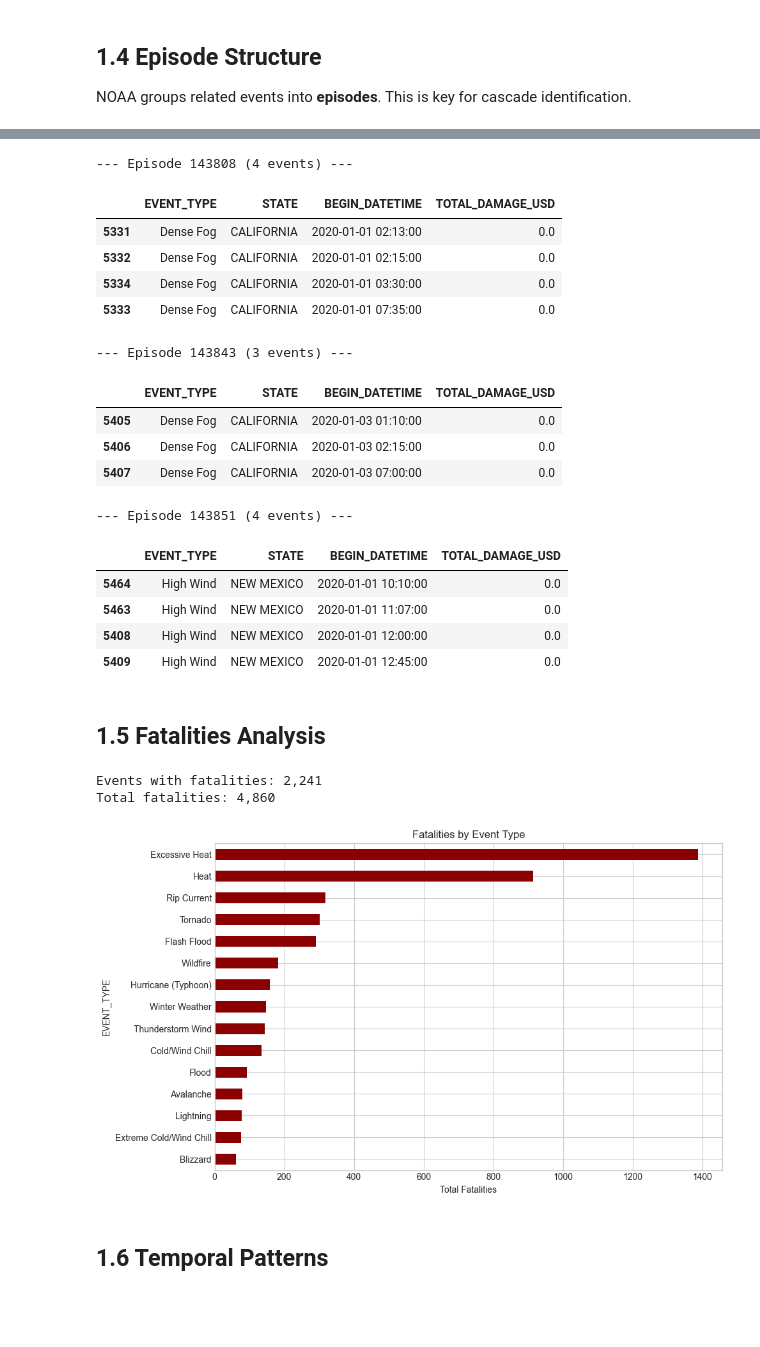
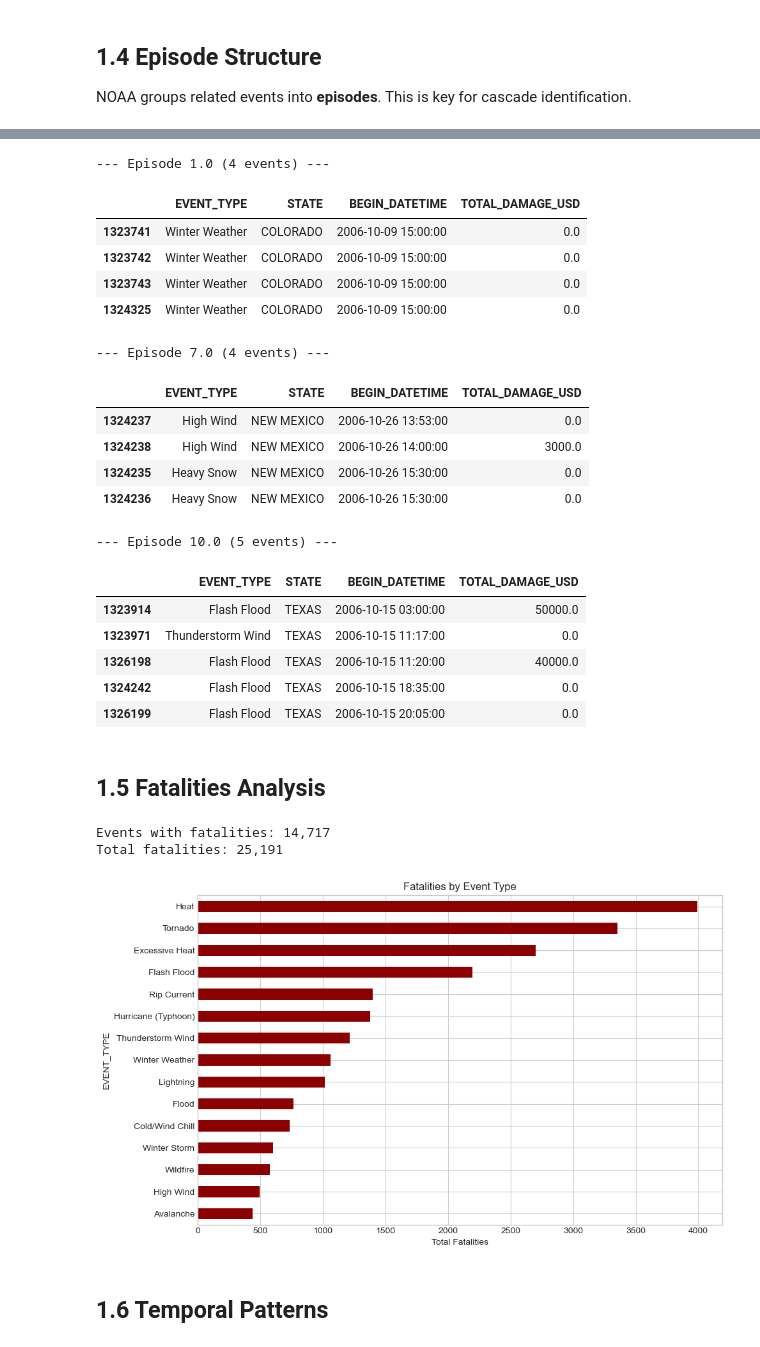
Before and after one commit to ml-girls/cascading-disaster-prediction, a Jupyter notebook: notebooks/01_cascade_eda.ipynb, the cells around one changed output, grey strips where cells are left out. Cells and saved outputs as stored; diff of their text form; code cells hidden in the pictures; blank space fills up the shorter version.

```diff
--- a/notebooks/01_cascade_eda.ipynb
+++ b/notebooks/01_cascade_eda.ipynb
@@ -53,0 +76,12 @@ Events with fatalities: 2,241
+# %%
+import io
+import pandas as pd
+
+from src.data_loader import read_csv_from_gdrive
+
+DETAILS_FOLDER_ID = '10AL1ePzqiPGgzTCL9X8ruOdVMjrEBufw'
+FATALITIES_FOLDER_ID = "1QGIxDfK2ab7H_FIv-himHIMXn-RGAT-5"
+LOCATIONS_FOLDER_ID = "10syO2OS4QzQLOQY7DkQQvgDdXbMYbucL"
+details_df = read_csv_from_gdrive(drive, DETAILS_FOLDER_ID, "Details")
+fatalities_df = read_csv_from_gdrive(drive, FATALITIES_FOLDER_ID, "Fatalities")
+locations_df = read_csv_from_gdrive(drive, LOCATIONS_FOLDER_ID, "Locations")
@@ -73,0 +152,22 @@ df.head(3)
+# %%
+from src.data_loader import join_storm_data, parse_noaa_datetime
+
+# 1. Join the datasets
+print("Joining DataFrames...")
+final_df = join_storm_data(details_df, fatalities_df, locations_df)
+
+# 2. Fix DateTime formats
+# We create new columns to preserve the original strings just in case
+print("Parsing datetime columns (this may take a minute)...")
+final_df['BEGIN_DATETIME'] = final_df['BEGIN_DATE_TIME'].apply(parse_noaa_datetime)
+final_df['END_DATETIME'] = final_df['END_DATE_TIME'].apply(parse_noaa_datetime)
+
+# 3. Clean up Damage Values (using your utility function)
+from src.data_loader import parse_damage_value
+print("Normalizing damage values to USD...")
+final_df['DAMAGE_PROPERTY_USD'] = final_df['DAMAGE_PROPERTY'].apply(parse_damage_value)
+final_df['DAMAGE_CROPS_USD'] = final_df['DAMAGE_CROPS'].apply(parse_damage_value)
+final_df['TOTAL_DAMAGE_USD'] = final_df['DAMAGE_PROPERTY_USD'] + final_df['DAMAGE_CROPS_USD']
+
+print(f"Final Dataset Ready: {final_df.shape[0]:,} events with {final_df.shape[1]} columns.")
+display(final_df[['BEGIN_DATETIME', 'EVENT_TYPE', 'STATE', 'FATALITY_COUNT', 'DAMAGE_PROPERTY_USD']].head())
@@ -234,47 +360,49 @@ Largest episode: 232 events
 multi_episodes = episode_sizes[episode_sizes >= 3].index[:3]
 
 for ep_id in multi_episodes:
-    episode = df[df['EPISODE_ID'] == ep_id][['EVENT_TYPE', 'STATE', 'BEGIN_DATETIME', 'TOTAL_DAMAGE_USD']]
+    episode = final_df[final_df['EPISODE_ID'] == ep_id][['EVENT_TYPE', 'STATE', 'BEGIN_DATETIME', 'TOTAL_DAMAGE_USD']]
     print(f"\n--- Episode {ep_id} ({len(episode)} events) ---")
     display(episode.sort_values('BEGIN_DATETIME'))
 # %% [output]
---- Episode 143808 (4 events) ---
+--- Episode 1.0 (4 events) ---
 |  | EVENT_TYPE | STATE | BEGIN_DATETIME | TOTAL_DAMAGE_USD |
-| 5331 | Dense Fog | CALIFORNIA | 2020-01-01 02:13:00 | 0.0 |
-| 5332 | Dense Fog | CALIFORNIA | 2020-01-01 02:15:00 | 0.0 |
-| 5334 | Dense Fog | CALIFORNIA | 2020-01-01 03:30:00 | 0.0 |
-| 5333 | Dense Fog | CALIFORNIA | 2020-01-01 07:35:00 | 0.0 |
+| 1323741 | Winter Weather | COLORADO | 2006-10-09 15:00:00 | 0.0 |
+| 1323742 | Winter Weather | COLORADO | 2006-10-09 15:00:00 | 0.0 |
+| 1323743 | Winter Weather | COLORADO | 2006-10-09 15:00:00 | 0.0 |
+| 1324325 | Winter Weather | COLORADO | 2006-10-09 15:00:00 | 0.0 |
---- Episode 143843 (3 events) ---
+--- Episode 7.0 (4 events) ---
 |  | EVENT_TYPE | STATE | BEGIN_DATETIME | TOTAL_DAMAGE_USD |
-| 5405 | Dense Fog | CALIFORNIA | 2020-01-03 01:10:00 | 0.0 |
-| 5406 | Dense Fog | CALIFORNIA | 2020-01-03 02:15:00 | 0.0 |
-| 5407 | Dense Fog | CALIFORNIA | 2020-01-03 07:00:00 | 0.0 |
+| 1324237 | High Wind | NEW MEXICO | 2006-10-26 13:53:00 | 0.0 |
+| 1324238 | High Wind | NEW MEXICO | 2006-10-26 14:00:00 | 3000.0 |
+| 1324235 | Heavy Snow | NEW MEXICO | 2006-10-26 15:30:00 | 0.0 |
+| 1324236 | Heavy Snow | NEW MEXICO | 2006-10-26 15:30:00 | 0.0 |
---- Episode 143851 (4 events) ---
+--- Episode 10.0 (5 events) ---
 |  | EVENT_TYPE | STATE | BEGIN_DATETIME | TOTAL_DAMAGE_USD |
-| 5464 | High Wind | NEW MEXICO | 2020-01-01 10:10:00 | 0.0 |
-| 5463 | High Wind | NEW MEXICO | 2020-01-01 11:07:00 | 0.0 |
-| 5408 | High Wind | NEW MEXICO | 2020-01-01 12:00:00 | 0.0 |
-| 5409 | High Wind | NEW MEXICO | 2020-01-01 12:45:00 | 0.0 |
+| 1323914 | Flash Flood | TEXAS | 2006-10-15 03:00:00 | 50000.0 |
+| 1323971 | Thunderstorm Wind | TEXAS | 2006-10-15 11:17:00 | 0.0 |
+| 1326198 | Flash Flood | TEXAS | 2006-10-15 11:20:00 | 40000.0 |
+| 1324242 | Flash Flood | TEXAS | 2006-10-15 18:35:00 | 0.0 |
+| 1326199 | Flash Flood | TEXAS | 2006-10-15 20:05:00 | 0.0 |
 # %% [markdown]
 ## 1.5 Fatalities Analysis
 # %%
-print(f"Events with fatalities: {(df['FATALITY_COUNT'] > 0).sum():,}")
-print(f"Total fatalities: {df['FATALITY_COUNT'].sum():,}")
+print(f"Events with fatalities: {(final_df['FATALITY_COUNT'] > 0).sum():,}")
+print(f"Total fatalities: {final_df['FATALITY_COUNT'].sum():,}")
 
 # Fatalities by event type
-fatality_by_type = df.groupby('EVENT_TYPE')['FATALITY_COUNT'].sum().sort_values(ascending=False)
+fatality_by_type = final_df.groupby('EVENT_TYPE')['FATALITY_COUNT'].sum().sort_values(ascending=False)
 
 fig, ax = plt.subplots(figsize=(10, 6))
 fatality_by_type.head(15).plot(kind='barh', ax=ax, color='darkred')
 ax.set_xlabel('Total Fatalities')
 ax.set_title('Fatalities by Event Type')
 ax.invert_yaxis()
 plt.tight_layout()
 plt.show()
 # %% [output]
-Events with fatalities: 2,241
-Total fatalities: 4,860
+Events with fatalities: 14,717
+Total fatalities: 25,191
-[figure, old version]
+[figure, new version]
 # %% [markdown]
 ## 1.6 Temporal Patterns
 # %%
```
Also changed, not shown: parts of 22 cells of this notebook, 2 other files.
